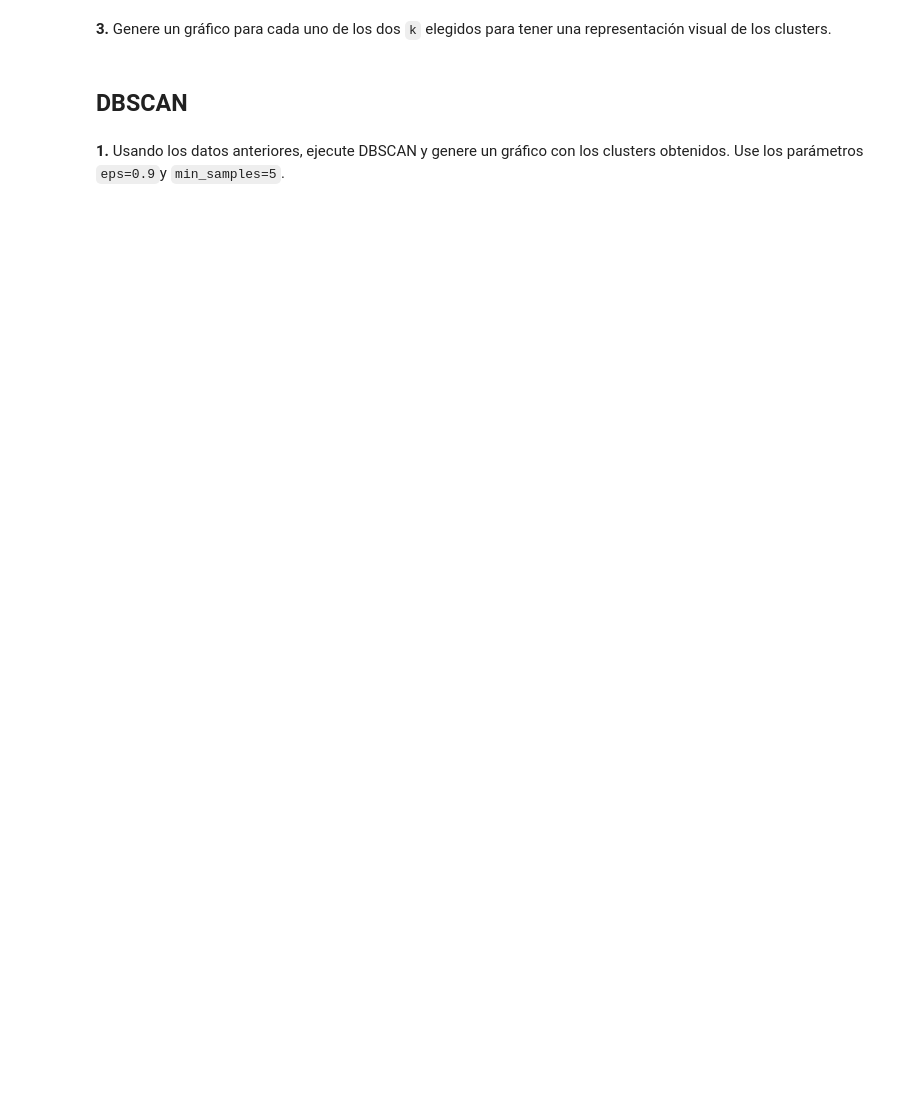
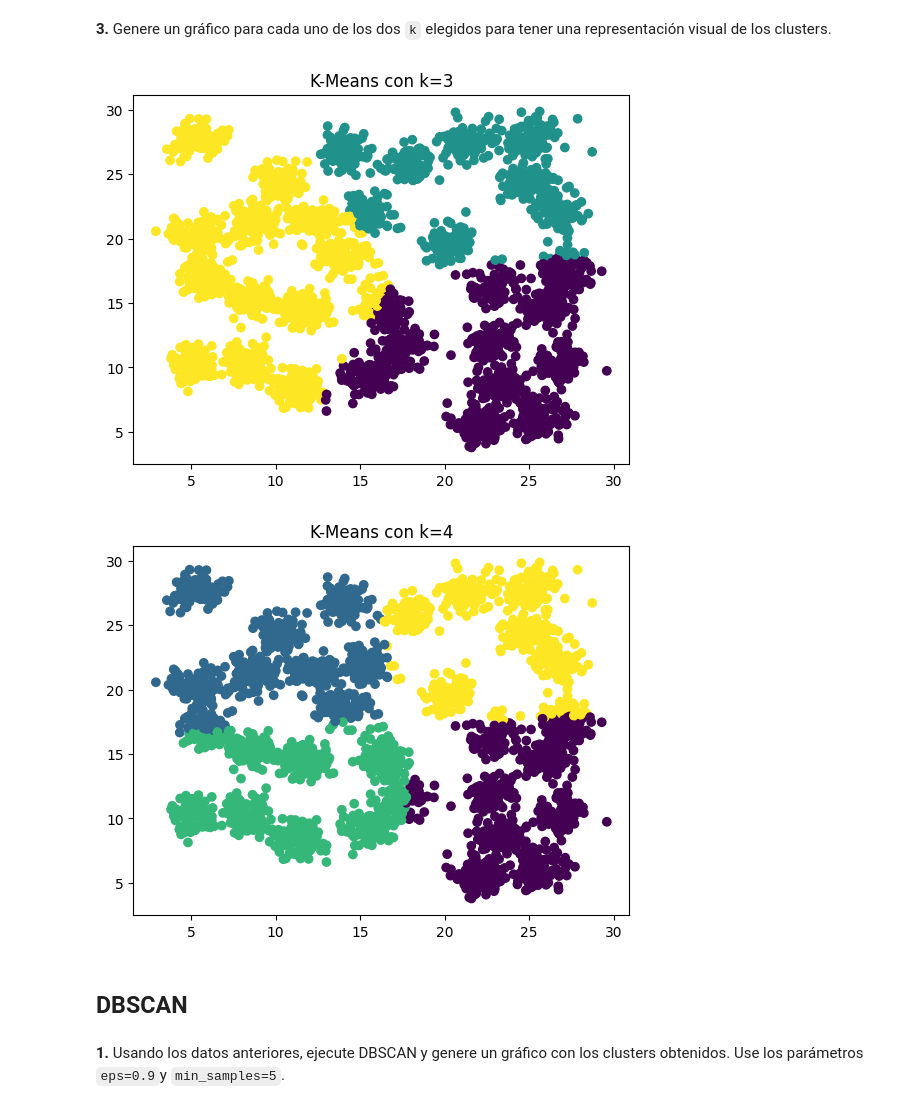
Before and after one commit to ElCuervas/Tarea-8-Lab-clustering, a Jupyter notebook: Lab_clustering.ipynb, the cells around one changed output. Drawn from its saved outputs; the diff is of its cells as text; code cells hidden in the pictures; blank space fills up the shorter version.

```diff
--- a/Lab_clustering.ipynb
+++ b/Lab_clustering.ipynb
@@ -63,5 +77,20 @@ array([[25.0514,  5.7475],
 # %% [markdown]
 **3.** Genere un gráfico para cada uno de los dos `k` elegidos para tener una representación visual de los clusters.
+# %%
+# Graficando para k=3
+kmeans3 = KMeans(n_clusters=3, random_state=0).fit(X)
+plt.scatter(X[:, 0], X[:, 1], c=kmeans3.labels_)
+plt.title('K-Means con k=3')
+plt.show()
+
+# Graficando para k=4
+kmeans4 = KMeans(n_clusters=4, random_state=0).fit(X)
+plt.scatter(X[:, 0], X[:, 1], c=kmeans4.labels_)
+plt.title('K-Means con k=4')
+plt.show()
+# %% [output]
+[figure, added]
+[figure, added]
 # %% [markdown]
 ## DBSCAN
 # %% [markdown]
```
Also changed, not shown: parts of 9 cells of this notebook.
